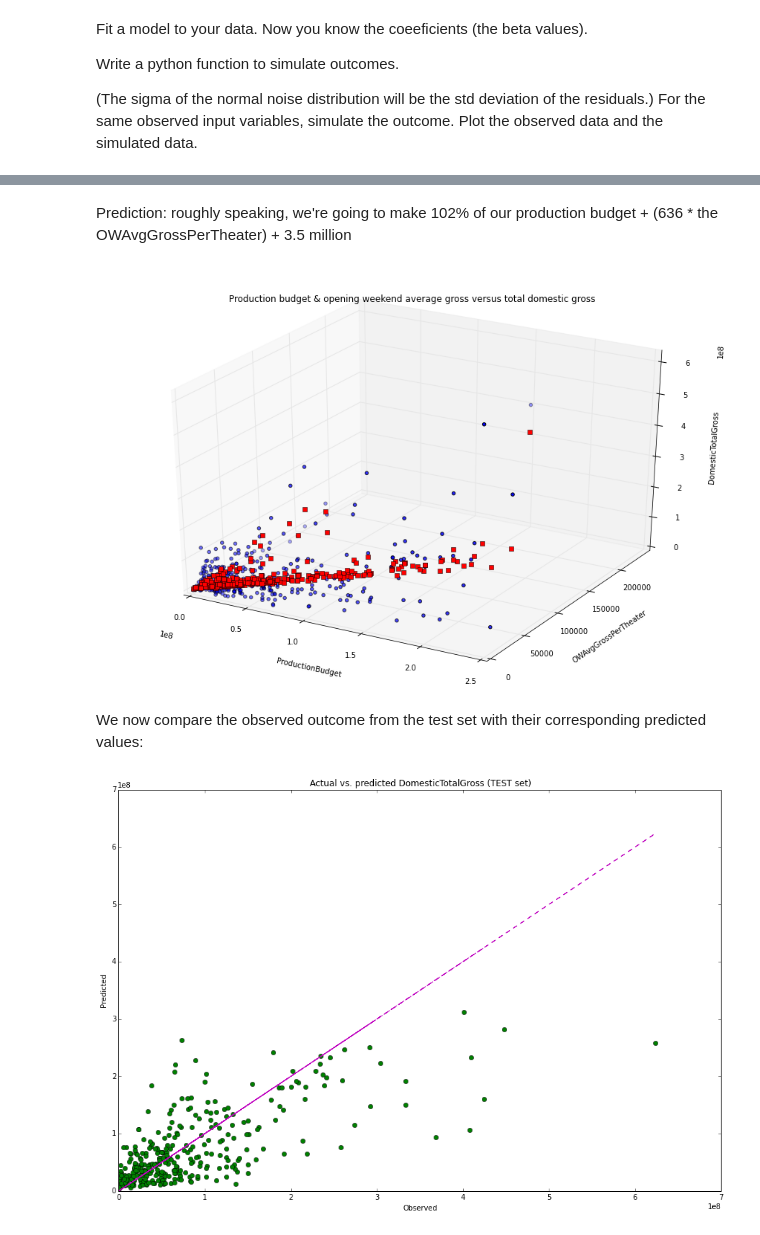
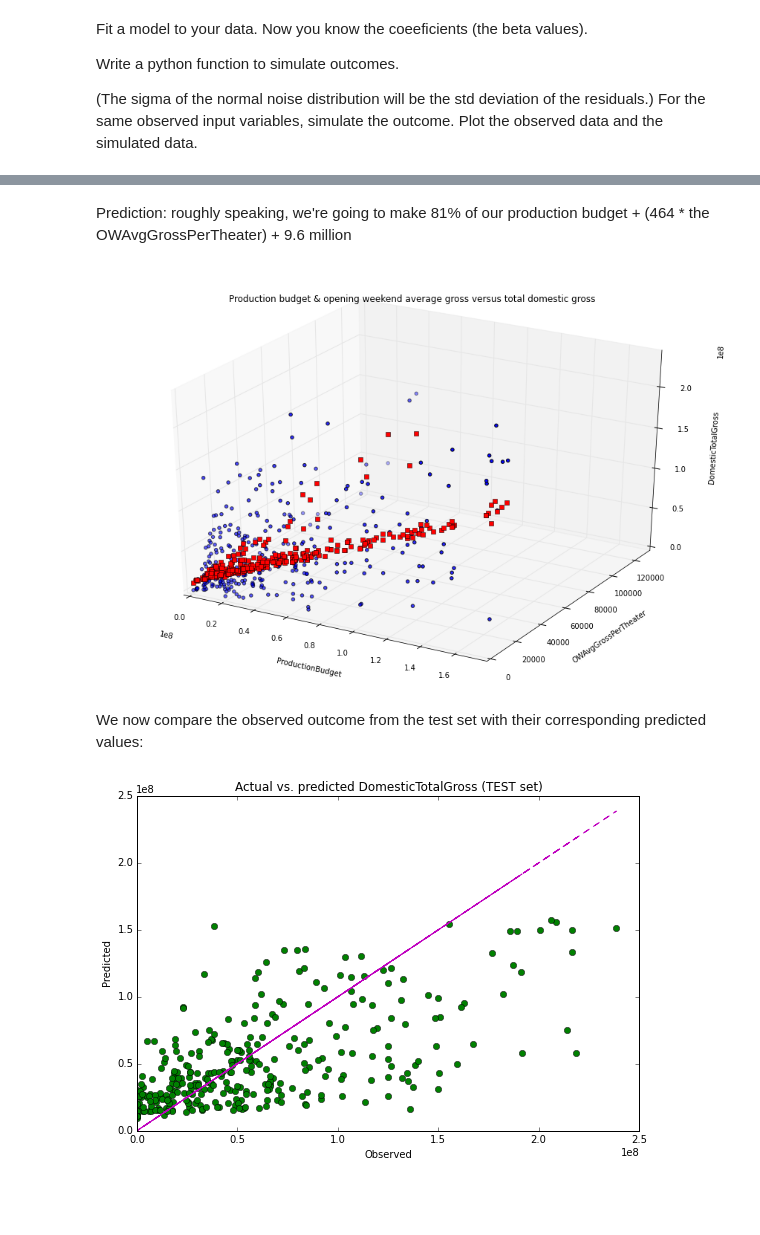
Before and after one commit to fdurant/linres_challenges, a Jupyter notebook: linear_regression_challenges_2.ipynb, the cells around one changed output, grey strips where cells are left out. Cells and saved outputs as stored; diff of their text form; code cells hidden in the pictures; blank space fills up the shorter version.

```diff
--- a/linear_regression_challenges_2.ipynb
+++ b/linear_regression_challenges_2.ipynb
@@ -67,16 +67,27 @@ At first sight, it looks like we will have a decent amount of movie entries to t
 irrelevantColumns = ['Actors','Directors','Writers','Producers','Composers','ForeignTotalGross','withProductionBudget','withoutProductionBudget']
 relevantColumns = [x for x in moviesDF.columns]
 for c in irrelevantColumns:
-    relevantColumns.remove(c)
+    if c in relevantColumns:
+        relevantColumns.remove(c)
 print "relevantColumns:", relevantColumns
-moviesDF = moviesDF.dropna(subset=relevantColumns)
-moviesDF.drop(irrelevantColumns, inplace=True, axis=1)
+moviesDF2 = moviesDF.dropna(subset=relevantColumns)
+moviesDF2.drop(irrelevantColumns, inplace=True, axis=1)
+
+print "Remaining number of entries after removal of NaN values in relevant columns: %d" % len(moviesDF2)
+
+# Removal of outliers: keep only the ones that are within +3 to -3 standard deviations
+# in the columns 'ProductionBudget' and 'DomesticTotalGross'.
+moviesDF3 = moviesDF2[np.abs(moviesDF2.ProductionBudget-moviesDF2.ProductionBudget.mean())<=(3*moviesDF2.ProductionBudget.std())]
+print "Remaining number of entries after removal of ProductionBudget outliers: %d" % len(moviesDF3)
+
+moviesDF4 = moviesDF3[np.abs(moviesDF3.DomesticTotalGross-moviesDF3.DomesticTotalGross.mean())<=(3*moviesDF3.DomesticTotalGross.std())]
+print "Remaining number of entries after removal of DomesticTotalGross outliers: %d" % len(moviesDF4)
 
 # Convert categorical columns
-moviesDF = pd.concat([moviesDF, pd.get_dummies(moviesDF['MPAARating'])], axis=1)
-moviesDF = pd.concat([moviesDF, pd.get_dummies(moviesDF['ReleaseSeason'])], axis=1)
+moviesDF5 = pd.concat([moviesDF4, pd.get_dummies(moviesDF4['MPAARating'])], axis=1)
+moviesDF6 = pd.concat([moviesDF5, pd.get_dummies(moviesDF5['ReleaseSeason'])], axis=1)
 
-finalDF = moviesDF[moviesDF['yearOfRelease'] >= 1995]
+finalDF = moviesDF6[moviesDF6['yearOfRelease'] >= 1995]
 print "Remaining number of entries after removal of NaN values in relevant columns: %d" % len(finalDF)
 finalDF.head()
 # %% [output]
@@ -147,5 +161,5 @@ OLS Regression Results
 # %% [markdown]
-Prediction: roughly speaking, we're going to make 102% of our production budget + (636 * the OWAvgGrossPerTheater) + 3.5 million
+Prediction: roughly speaking, we're going to make 81% of our production budget + (464 * the OWAvgGrossPerTheater) + 9.6 million
 # %%
 from mpl_toolkits.mplot3d import Axes3D
 from matplotlib import cm
@@ -171,22 +185,22 @@ ax.set_zlabel("DomesticTotalGross")
 ax.plot(testDF.ProductionBudget, testDF.OWAvgGrossPerTheater, linmodel.predict(X2), 'rs')
 plt.show()
 # %% [output]
-[figure, old version]
+[figure, new version]
 # %% [markdown]
 We now compare the observed outcome from the test set with their corresponding predicted values:
 # %%
 observedDomesticTotalGross = testDF['DomesticTotalGross']
 testInputVariables = testDF[['ProductionBudget','OWAvgGrossPerTheater','Ones']]
 predictedDomesticTotalGross = linmodel.predict(testInputVariables)
 
-fig = plt.figure(15, figsize=(15,10))
+fig = plt.figure(15, figsize=(9,6))
 plt.plot(observedDomesticTotalGross, predictedDomesticTotalGross, 'go')
 plt.title('Actual vs. predicted DomesticTotalGross (TEST set)')
 plt.xlabel('Observed')
 plt.ylabel('Predicted')
 
 plt.plot(observedDomesticTotalGross,observedDomesticTotalGross, 'm--', label="Ideal Prediction") # Magenta dashed line
 plt.show()
 # %% [output]
-[figure, old version]
+[figure, new version]
 # %% [markdown]
```
Also changed, not shown: parts of 15 cells of this notebook.
